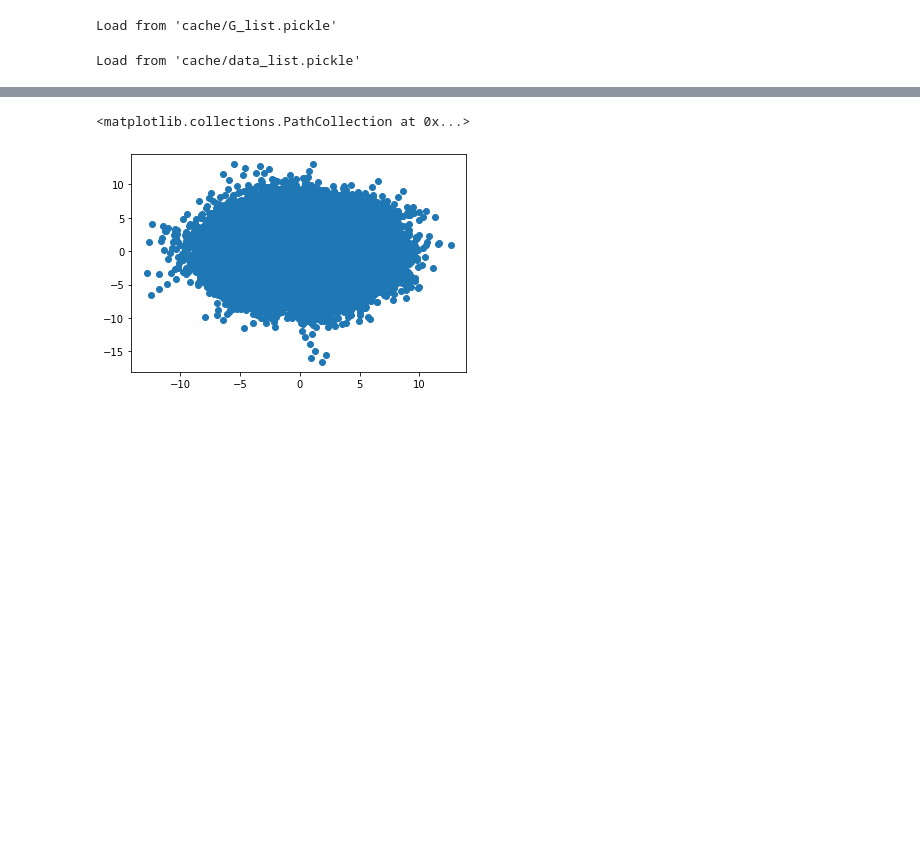
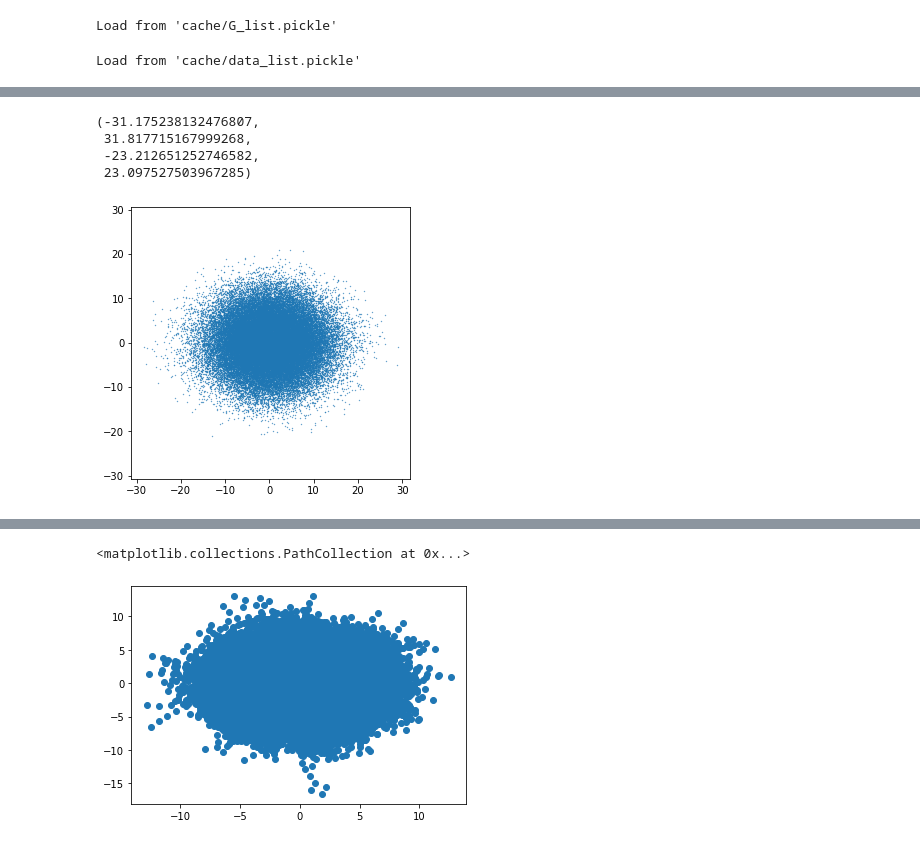
Before and after one commit to zhenxingCui/deepgd, a Jupyter notebook: layout_gviz.ipynb, the cells around one changed output, grey strips where cells are left out. Drawn from its saved outputs; the diff is of its cells as text; code cells hidden in the pictures; blank space fills up the shorter version.

```diff
--- a/layout_gviz.ipynb
+++ b/layout_gviz.ipynb
@@ -20,0 +42,10 @@ Load from 'cache/data_list.pickle'
+# %%
+plt.figure(figsize=[5,5])
+plt.scatter(rotated[:, 0], rotated[:, 1], s=0.1)
+plt.axis('equal')
+# %% [output]
+(-31.175238132476807,
+ 31.817715167999268,
+ -23.212651252746582,
+ 23.097527503967285)
+[figure, added]
```
Also changed, not shown: parts of 9 cells of this notebook, 8 other files.
